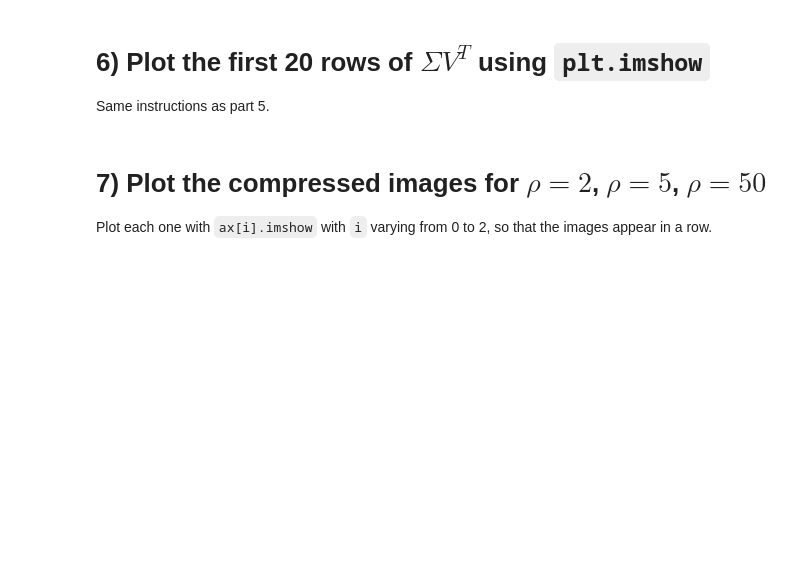
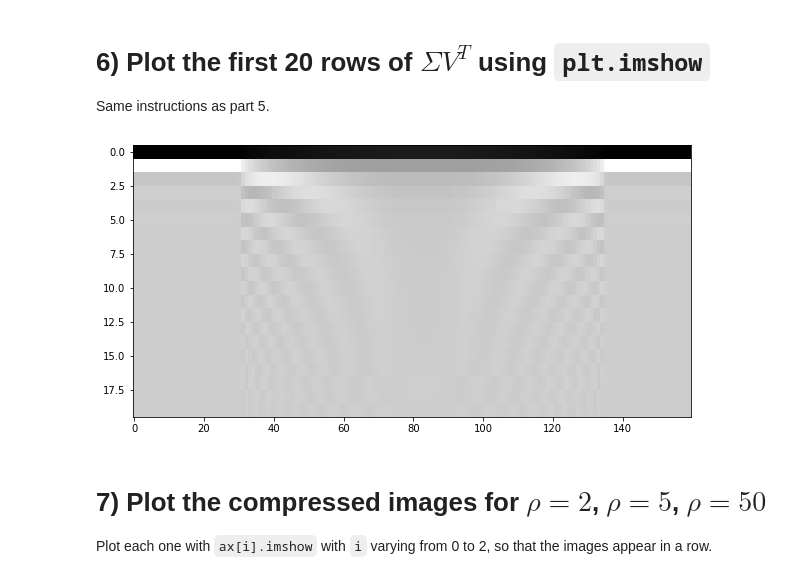
Before and after one commit to joshuaaduarte/dataScience_statistics, a Jupyter notebook: hw3/hw3_prob1.ipynb, the cells around one changed output. Saved outputs shown, nothing was run; the diff lists cells and outputs as text; code cells hidden in the pictures; blank space fills up the shorter version.

```diff
--- a/hw3/hw3_prob1.ipynb
+++ b/hw3/hw3_prob1.ipynb
@@ -98,7 +116,12 @@ Same instructions as part 5.
 # %%
 fig6 = plt.figure(figsize=(10,5))
 rho =20
-# Add your code here
+S = np.diag(s)
+Xapproxs = S [:r,:r] @ Vt [:r,:]
+img = plt.imshow(Xapproxs, aspect='auto', interpolation='none',cmap='gray')#looks clear with 'prism' colormap
+plt.show()
+# %% [output]
+[figure, added]
 # %%
 ################################
 # Reporting. Do not modify.#####
```
Also changed, not shown: parts of 12 cells of this notebook, 3 other files.
